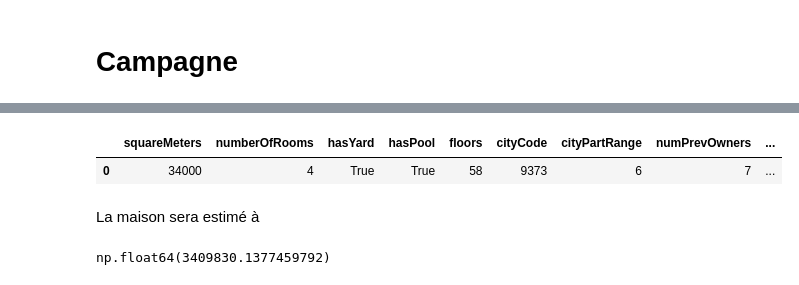
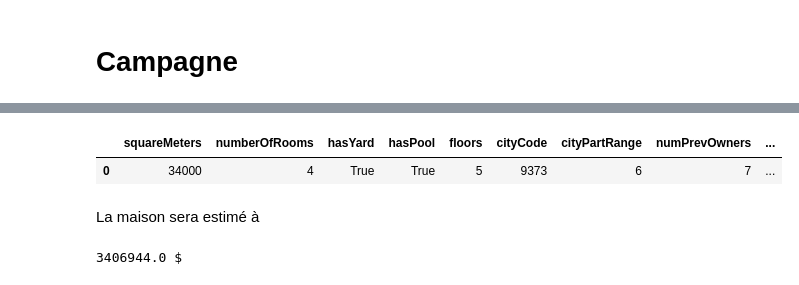
Before and after one commit to bigirimanainnocent12/Machine-Learning, a Jupyter notebook: prix_de_l'immobilier_en_fonction.ipynb, the cells around one changed output, grey strips where cells are left out. Saved outputs shown, nothing was run; the diff lists cells and outputs as text; code cells hidden in the pictures.

```diff
--- a/prix_de_l'immobilier_en_fonction.ipynb
+++ b/prix_de_l'immobilier_en_fonction.ipynb
@@ -361,15 +372,15 @@ Nous organisons une campagne pour prédire le prix d'une maison ayant un ratio
 # %%
 from pickle import TRUE
-campaign=[[34000,4,True,True,58,9373,6,7,2010,False,True,5090,4500,680,False,5]]
+campaign=[[34000,4,True,True,5,9373,6,7,2010,False,True,5090,4500,680,False,5]]
 x_cols=X.columns
 campagne=pd.DataFrame(campaign,columns=x_cols)
 campagne
 # %% [output]
 |  | squareMeters | numberOfRooms | hasYard | hasPool | floors | cityCode | cityPartRange | numPrevOwners | ... |
-| 0 | 34000 | 4 | True | True | 58 | 9373 | 6 | 7 | ... |
+| 0 | 34000 | 4 | True | True | 5 | 9373 | 6 | 7 | ... |
 # %% [markdown]
 La maison sera estimé à
 # %%
-loaded_model.predict(campagne)[0]
+print(round(loaded_model.predict(campagne)[0],2),"$")
 # %% [output]
-np.float64(3409830.1377459792)
+3406944.0 $
```
Also changed, not shown: parts of 3 cells of this notebook.
